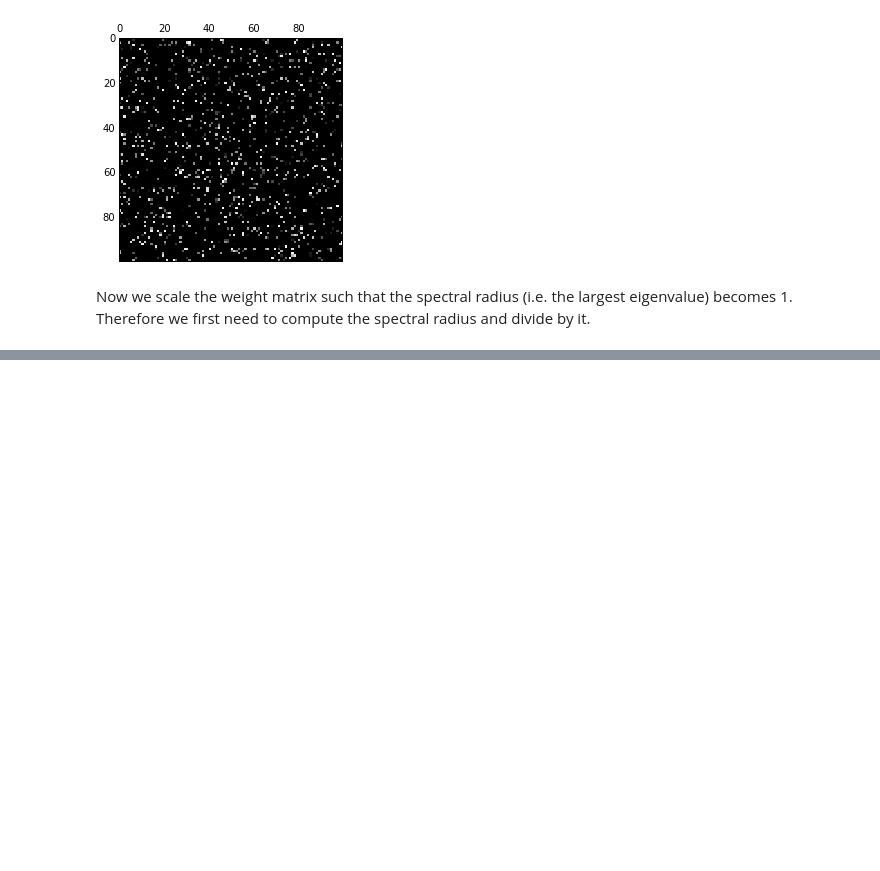
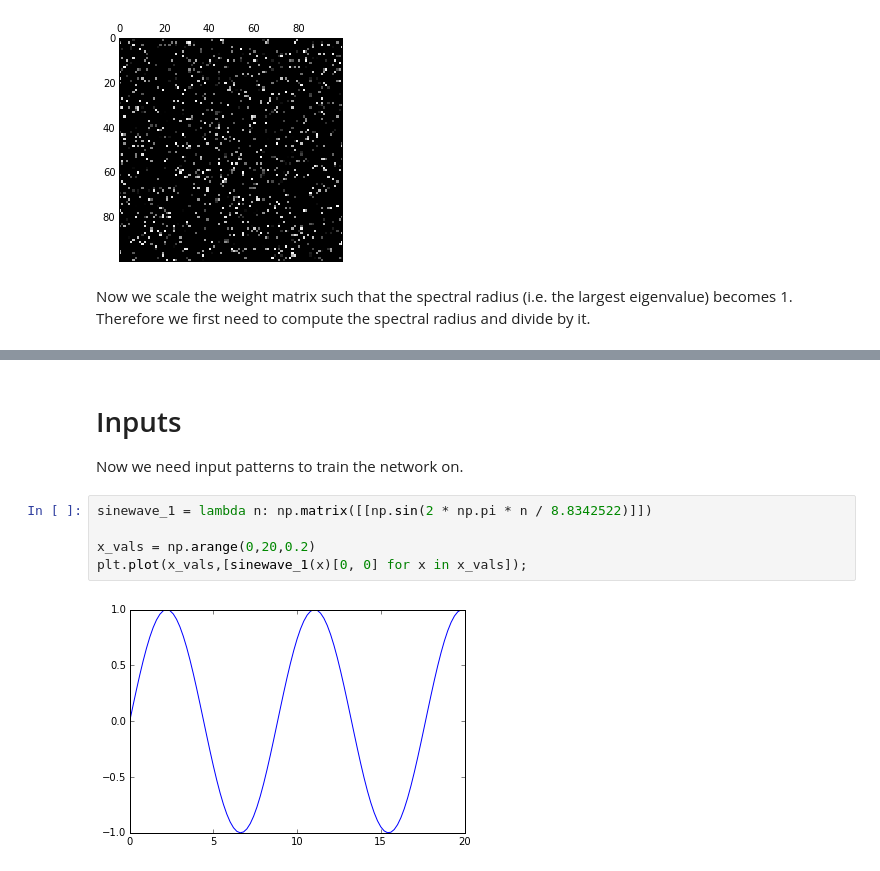
Before and after one commit to kstandvoss/Conceptors, a Jupyter notebook: Conceptors.ipynb, the cells around one changed output, grey strips where cells are left out. Cells and saved outputs as stored; diff of their text form; blank space fills up the shorter version.

```diff
--- a/Conceptors.ipynb
+++ b/Conceptors.ipynb
@@ -56,0 +77,10 @@ plt.matshow(W_in.T, cmap=plt.cm.gray);
+# %% [markdown]
+# Inputs
+Now we need input patterns to train the network on.
+# %%
+sinewave_1 = lambda n: np.matrix([[np.sin(2 * np.pi * n / 8.8342522)]])
+
+x_vals = np.arange(0,20,0.2)
+plt.plot(x_vals,[sinewave_1(x)[0, 0] for x in x_vals]);
+# %% [output]
+[figure, added]
```
Also changed, not shown: parts of 23 cells of this notebook.
